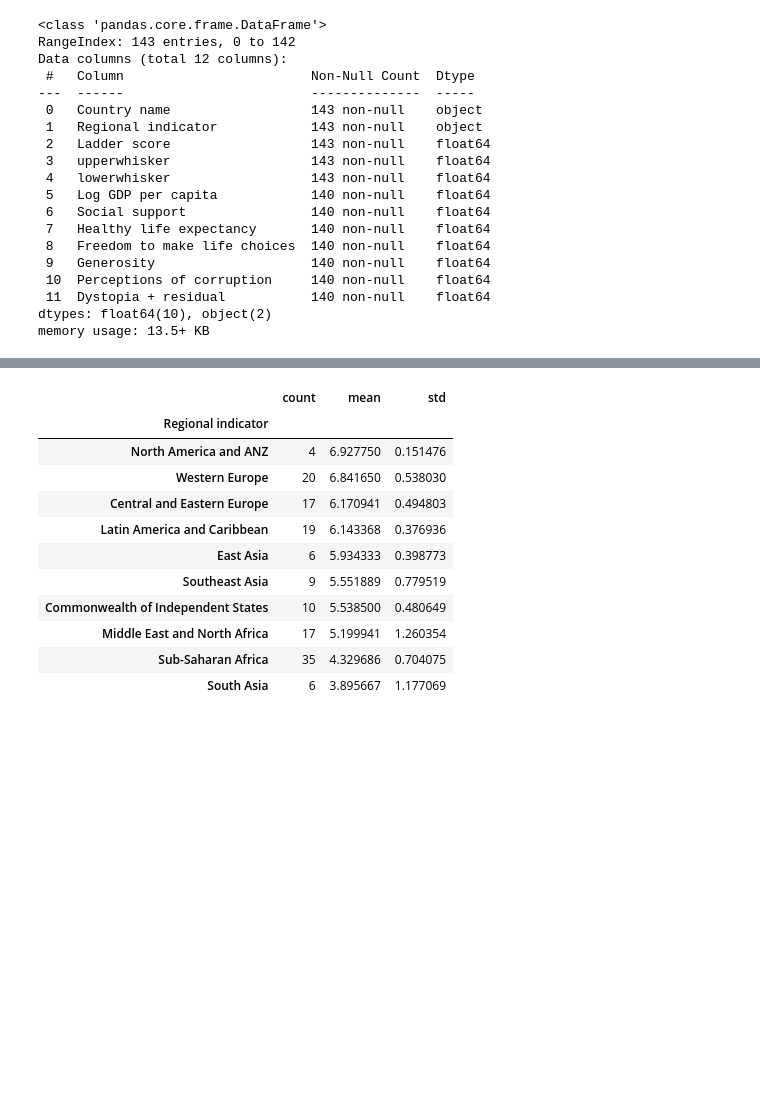
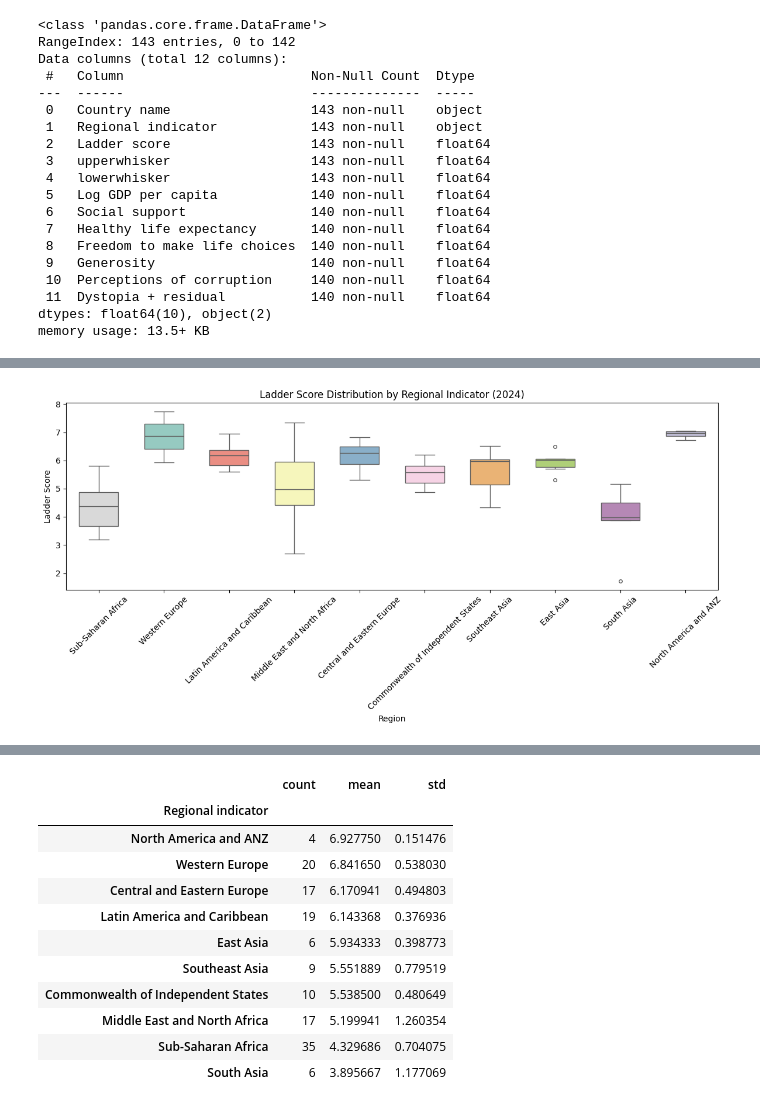
Before and after one commit to CNSM97/portfolio_project, a Jupyter notebook: notebooks/01_exploration.ipynb, the cells around one changed output, grey strips where cells are left out. Saved outputs shown, nothing was run; the diff lists cells and outputs as text; code cells hidden in the pictures; blank space fills up the shorter version.

```diff
--- a/notebooks/01_exploration.ipynb
+++ b/notebooks/01_exploration.ipynb
@@ -667,0 +666,23 @@ np.int64(0)
+# %%
+plt.figure(figsize=(12, 6))
+sns.boxplot(
+    data=df_2024,
+    x='Regional indicator',
+    y='Ladder score',
+    hue='Regional indicator',
+    order=order,
+    palette='Set3',
+    width=0.6,
+    fliersize=4,
+    linewidth=1,
+    dodge=False,
+    legend=False
+)
+plt.xticks(rotation=45)
+plt.title('Ladder Score Distribution by Regional Indicator (2024)', fontsize=12)
+plt.xlabel('Region')
+plt.ylabel('Ladder Score')
+plt.tight_layout()
+plt.show()
+# %% [output]
+[figure, added]
```
Also changed, not shown: parts of 28 cells of this notebook.
